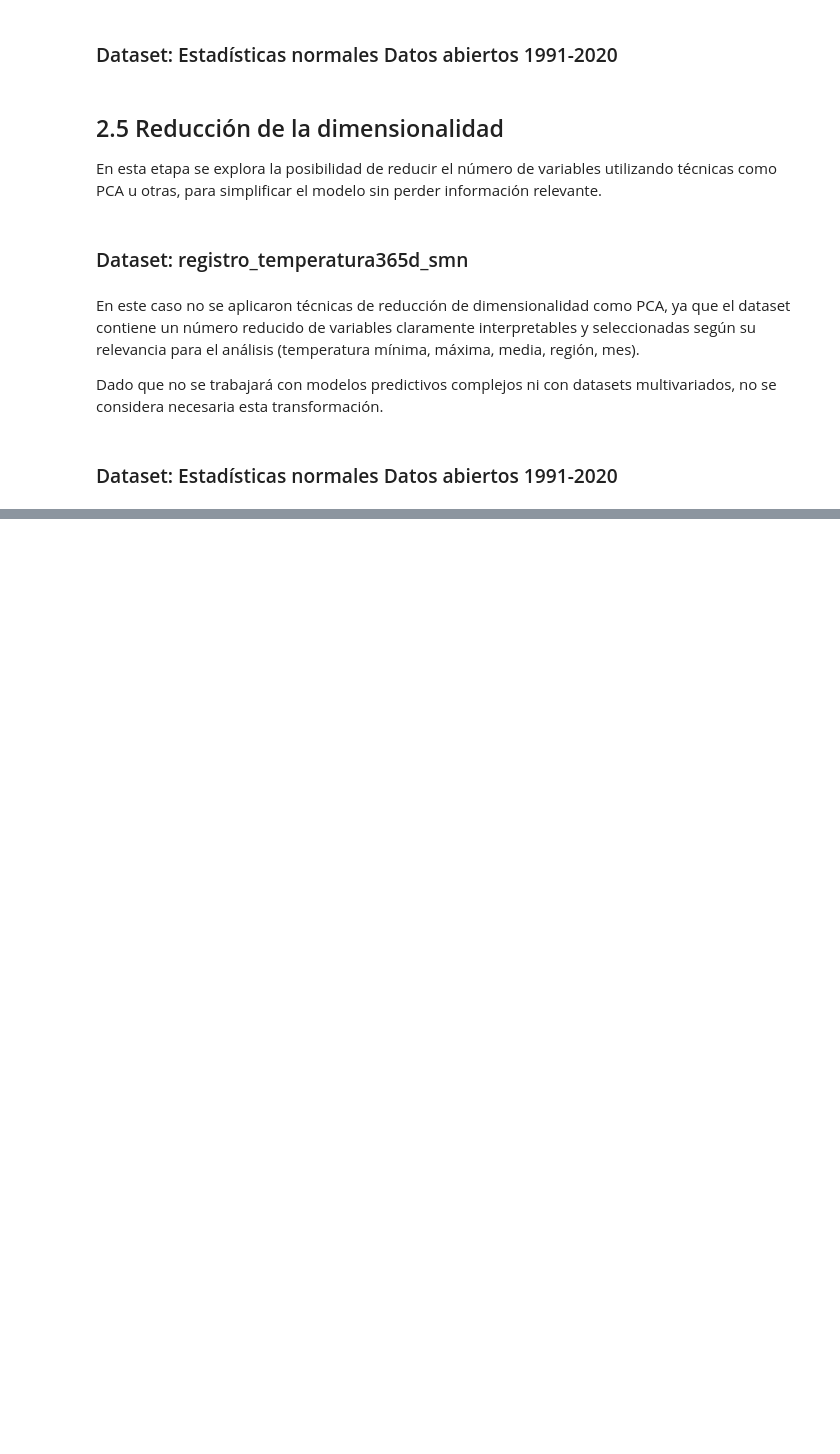
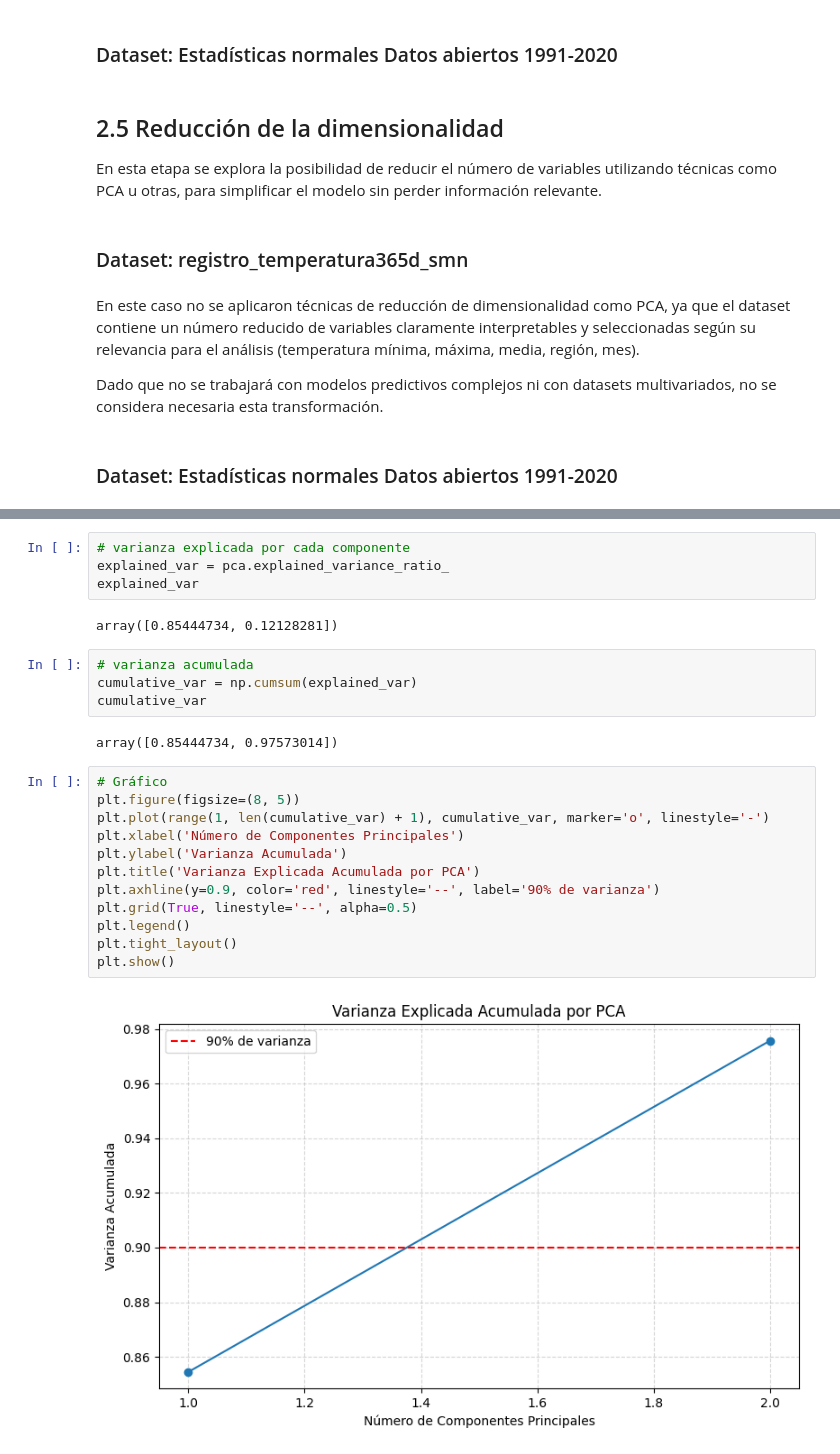
Before and after one commit to jFet1/CEIA-19Co2024, a Jupyter notebook: 2 Bimestre/AdD/Trabajo_final_juan.ipynb, the cells around one changed output, grey strips where cells are left out. Saved outputs shown, nothing was run; the diff lists cells and outputs as text; blank space fills up the shorter version.

```diff
--- a/2 Bimestre/AdD/Trabajo_final_juan.ipynb
+++ b/2 Bimestre/AdD/Trabajo_final_juan.ipynb
@@ -815,0 +856,26 @@ ValueError: could not convert string to float: 'S/D'
+# %%
+# varianza explicada por cada componente
+explained_var = pca.explained_variance_ratio_
+explained_var
+# %% [output]
+array([0.85444734, 0.12128281])
+# %%
+# varianza acumulada
+cumulative_var = np.cumsum(explained_var)
+cumulative_var
+# %% [output]
+array([0.85444734, 0.97573014])
+# %%
+# Gráfico
+plt.figure(figsize=(8, 5))
+plt.plot(range(1, len(cumulative_var) + 1), cumulative_var, marker='o', linestyle='-')
+plt.xlabel('Número de Componentes Principales')
+plt.ylabel('Varianza Acumulada')
+plt.title('Varianza Explicada Acumulada por PCA')
+plt.axhline(y=0.9, color='red', linestyle='--', label='90% de varianza')
+plt.grid(True, linestyle='--', alpha=0.5)
+plt.legend()
+plt.tight_layout()
+plt.show()
+# %% [output]
+[figure, added]
```
Also changed, not shown: parts of 4 cells of this notebook.
